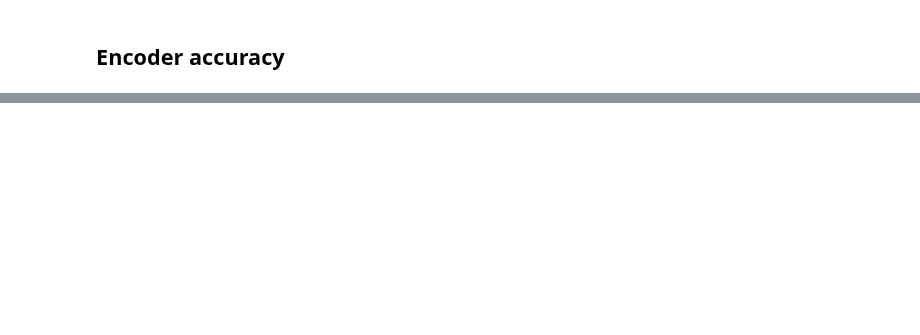
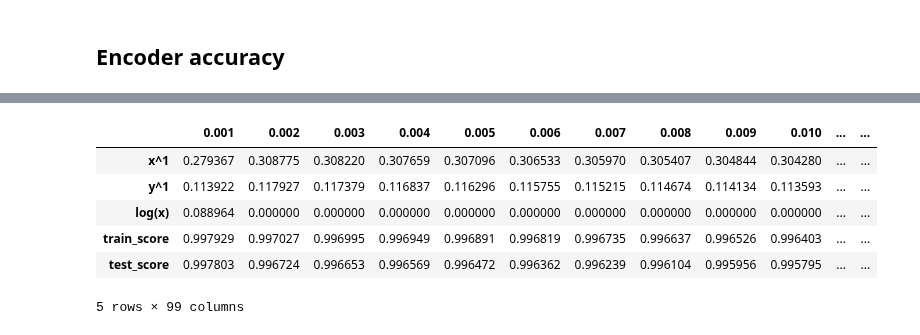
Before and after one commit to przemyslaw-zielinski/sf_nets, a Jupyter notebook: notebooks/logsin2_analyze.ipynb, the cells around one changed output, grey strips where cells are left out. Cells and saved outputs as stored; diff of their text form; code cells hidden in the pictures; blank space fills up the shorter version.

```diff
--- a/notebooks/logsin2_analyze.ipynb
+++ b/notebooks/logsin2_analyze.ipynb
@@ -294,0 +295,26 @@ axs[1,1].plot(t, slow_map(test_path));
+# %%
+train_data = train_ds.data
+Y = model(train_data)[1].detach().numpy()
+train_data_np= train_data.detach().numpy()
+train_means = np.mean(train_data_np, axis=0)
+train_stds = np.std(train_data_np, axis=0)
+# %%
+max_deg = 1
+powers = [
+    (p1, p2)
+    for p2 in range(max_deg+1) for p1 in range(max_deg+1)
+    if p1 + p2 > 0 and p1 + p2 <= max_deg
+]
+basis = [
+    f"x^{p1}" if p2==0 else (f"y^{p2}" if p1== 0 else f"x^{p1}y^{p2}")
+    for p1, p2 in powers
+]
+
+x, y = train_data.T
+X = np.zeros((len(powers)+1, len(train_data)))
+for idx, (n, m) in enumerate(powers):
+    X[idx] = x**n * y**m
+X[-1] = np.log(x + 3)
+basis.append("log(x)")
+X = pd.DataFrame(X.T, columns=basis)
+X.head()
@@ -294,0 +328,12 @@ axs[1,1].plot(t, slow_map(test_path));
+# %%
+alpha_list = np.arange(0.001, 0.1, 0.001)
+results = dmaps.lasso_adm(X, Y, alpha_list, rng)
+results
+# %% [output]
+|  | 0.001 | 0.002 | 0.003 | 0.004 | 0.005 | 0.006 | 0.007 | 0.008 | 0.009 | 0.010 | ... | ... |
+| x^1 | 0.279367 | 0.308775 | 0.308220 | 0.307659 | 0.307096 | 0.306533 | 0.305970 | 0.305407 | 0.304844 | 0.304280 | ... | ... |
+| y^1 | 0.113922 | 0.117927 | 0.117379 | 0.116837 | 0.116296 | 0.115755 | 0.115215 | 0.114674 | 0.114134 | 0.113593 | ... | ... |
+| log(x) | 0.088964 | 0.000000 | 0.000000 | 0.000000 | 0.000000 | 0.000000 | 0.000000 | 0.000000 | 0.000000 | 0.000000 | ... | ... |
+| train_score | 0.997929 | 0.997027 | 0.996995 | 0.996949 | 0.996891 | 0.996819 | 0.996735 | 0.996637 | 0.996526 | 0.996403 | ... | ... |
+| test_score | 0.997803 | 0.996724 | 0.996653 | 0.996569 | 0.996472 | 0.996362 | 0.996239 | 0.996104 | 0.995956 | 0.995795 | ... | ... |
+5 rows × 99 columns
```
Also changed, not shown: parts of 10 cells of this notebook, 52 other files.
